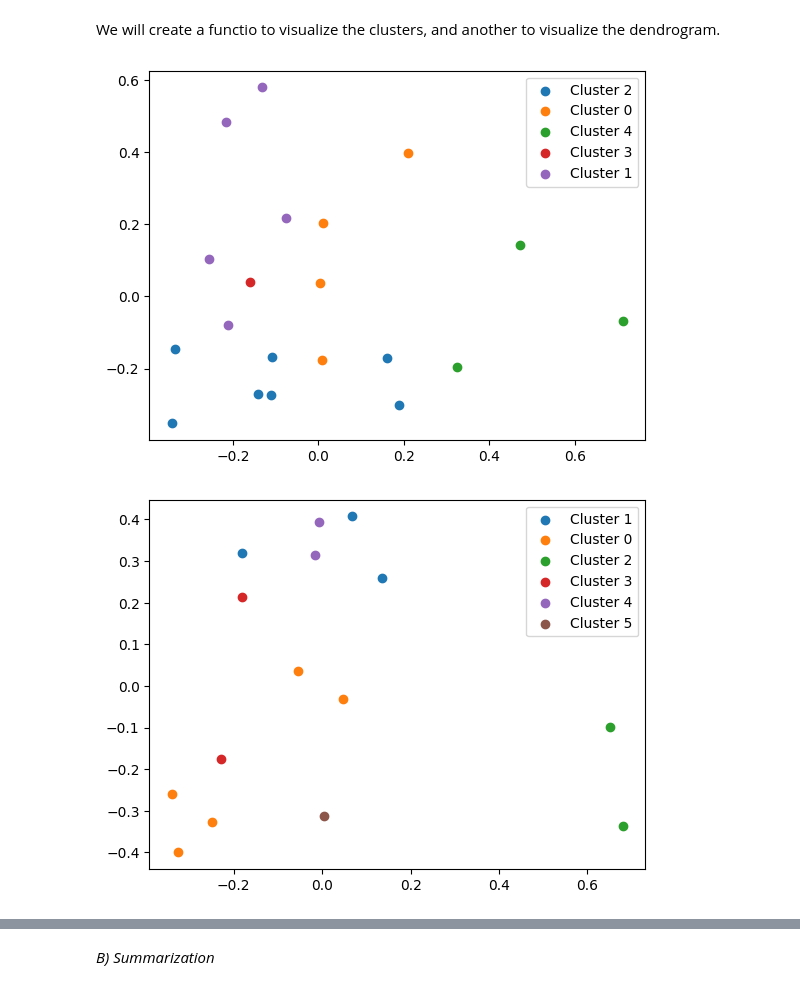
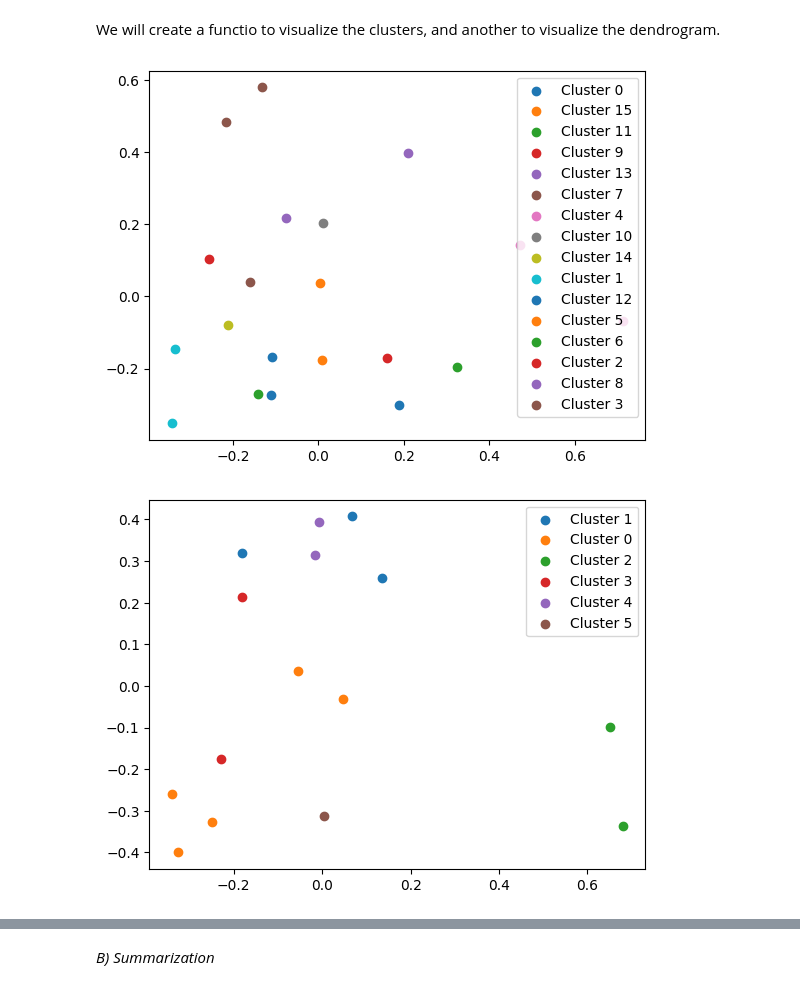
Before and after one commit to danieleavolio/Information-Processing-and-Retrieval, a Jupyter notebook: Project2/Code/G08_P2_notebook.ipynb, the cells around one changed output, grey strips where cells are left out. Saved outputs shown, nothing was run; the diff lists cells and outputs as text; code cells hidden in the pictures.

Commit message:
Added handling for max sentences

```diff
--- a/Project2/Code/G08_P2_notebook.ipynb
+++ b/Project2/Code/G08_P2_notebook.ipynb
@@ -78,7 +78,7 @@ from sklearn.cluster import AgglomerativeClustering
 from sklearn.metrics import silhouette_score, calinski_harabasz_score
 
 
-def sentence_clustering(d: str, I: None, **kwargs):
+def sentence_clustering(d: str, I = None, **kwargs):
     # Workflow idea:
     # 1. Split the document into sentences using nltk
     # 2. Convert the sentences into vectors using TfIdf
@@ -102,7 +102,9 @@ def sentence_clustering(d: str, I: None, **kwargs):
     best_c_score = -1
     best_n_clusters = 0
 
-    for n_clusters in range(2, min(len(sentences), 11)):
+    max_clusters = kwargs.get("max_clusters", len(sentences))
+
+    for n_clusters in range(2, max_clusters):
         model = AgglomerativeClustering(
             n_clusters=n_clusters, linkage="complete", metric="cosine"
         )
@@ -200,11 +202,11 @@ def plot_clusters(clusters:dict, return_plot:bool=False):
     plt.legend()
     plt.show()
 # %%
-docs = documents[:2]
+docs = documents[:4]
 
 for doc in docs:
-    clusters = sentence_clustering(doc, None)
+    clusters = sentence_clustering(doc)
     plot_clusters(clusters)
 # %% [output]
-[figure, old version]
+[figure, new version]
 [figure]
```
Also changed, not shown: parts of 4 cells of this notebook.
